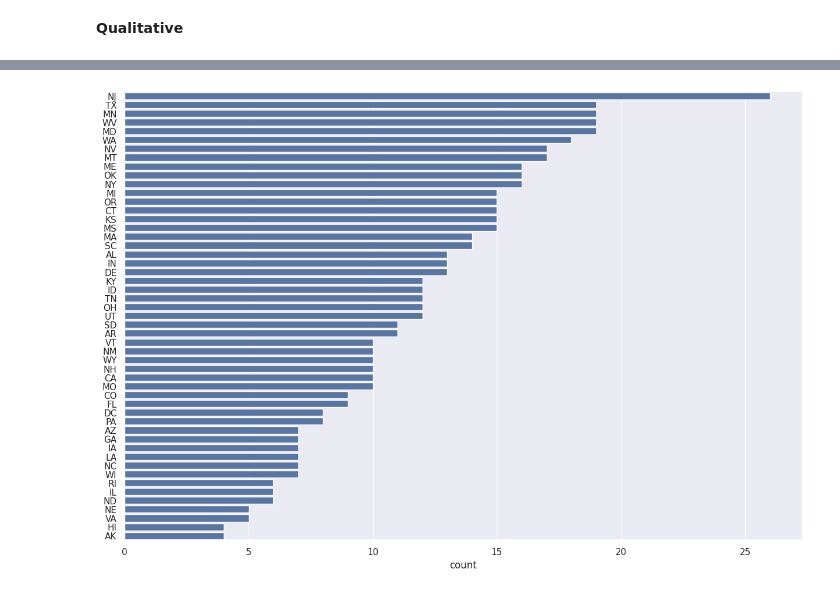
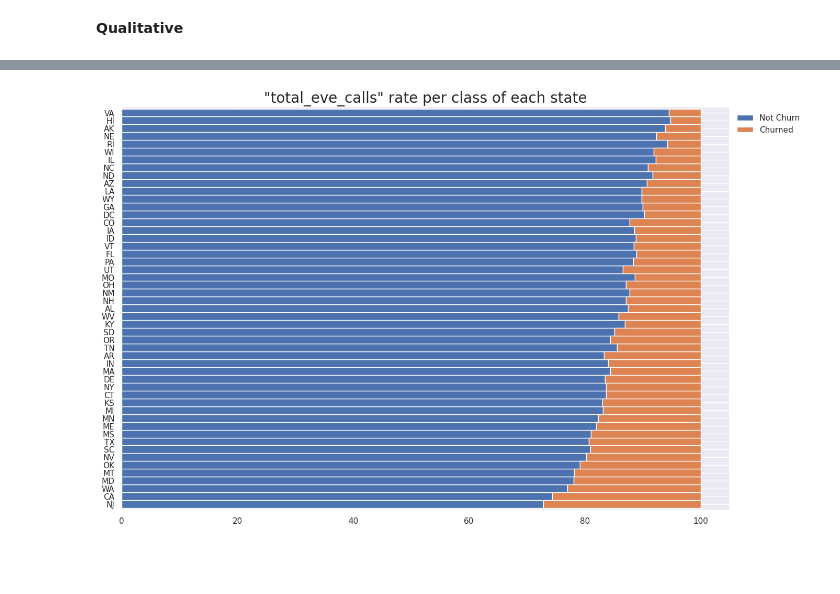
Before and after one commit to hyugai/MLOps_Marketing_CustomerChurn_2020KaggleCompetition, a Jupyter notebook: notebooks/descriptive/investigative.ipynb, the cells around one changed output, grey strips where cells are left out. Drawn from its saved outputs; the diff is of its cells as text; code cells hidden in the pictures; blank space fills up the shorter version.

```diff
--- a/notebooks/descriptive/investigative.ipynb
+++ b/notebooks/descriptive/investigative.ipynb
@@ -168,20 +176,42 @@ plt.show()
-# %%
-x = data['yes'].copy()\
-    .to_frame('count')\
-        .sort_values(by='count', ascending=False)
-x['percentage(%)'] = (x['count'] / x['count'].sum())*100
-
-fig, ax = plt.subplots(
-    figsize=(15, 10)
-)
-
-g = sns.barplot(
-    data=x,
-    x='count', y='state',
-    ax=ax
-)
-g.set_ylabel(None)
-
-plt.show()
-# %% [output]
-[figure, removed]
+# %%
+#
+##
+data = pd.pivot_table(
+    data=df_base,
+    index=['state'], columns=['churn'],
+    values='total_eve_calls', aggfunc='sum'
+)
+data['total'] = data.sum(axis=1)
+data['Not Churn'] = (data['no'] / data['total'])*100
+data['Churned'] = 100 - data['Not Churn']
+data_to_plot = data[['Not Churn', 'Churned']]\
+    .reindex(
+        labels=inherited_idx,
+        axis=0)
+
+##
+_, ax = plt.subplots(
+    figsize=(15, 10)
+)
+
+##
+g = data_to_plot.plot(
+    kind='barh', width=1,
+    stacked=True,
+    ax=ax
+)
+g.set_ylabel(None)
+g.legend(
+    bbox_to_anchor=(1, 1),
+    frameon=False
+)
+g.set_title(
+    label='"total_eve_calls" rate per class of each state',
+    fontdict=dict(
+        size=20
+    )
+)
+
+plt.show()
+# %% [output]
+[figure, added]
```
Also changed, not shown: parts of 4 cells of this notebook.
